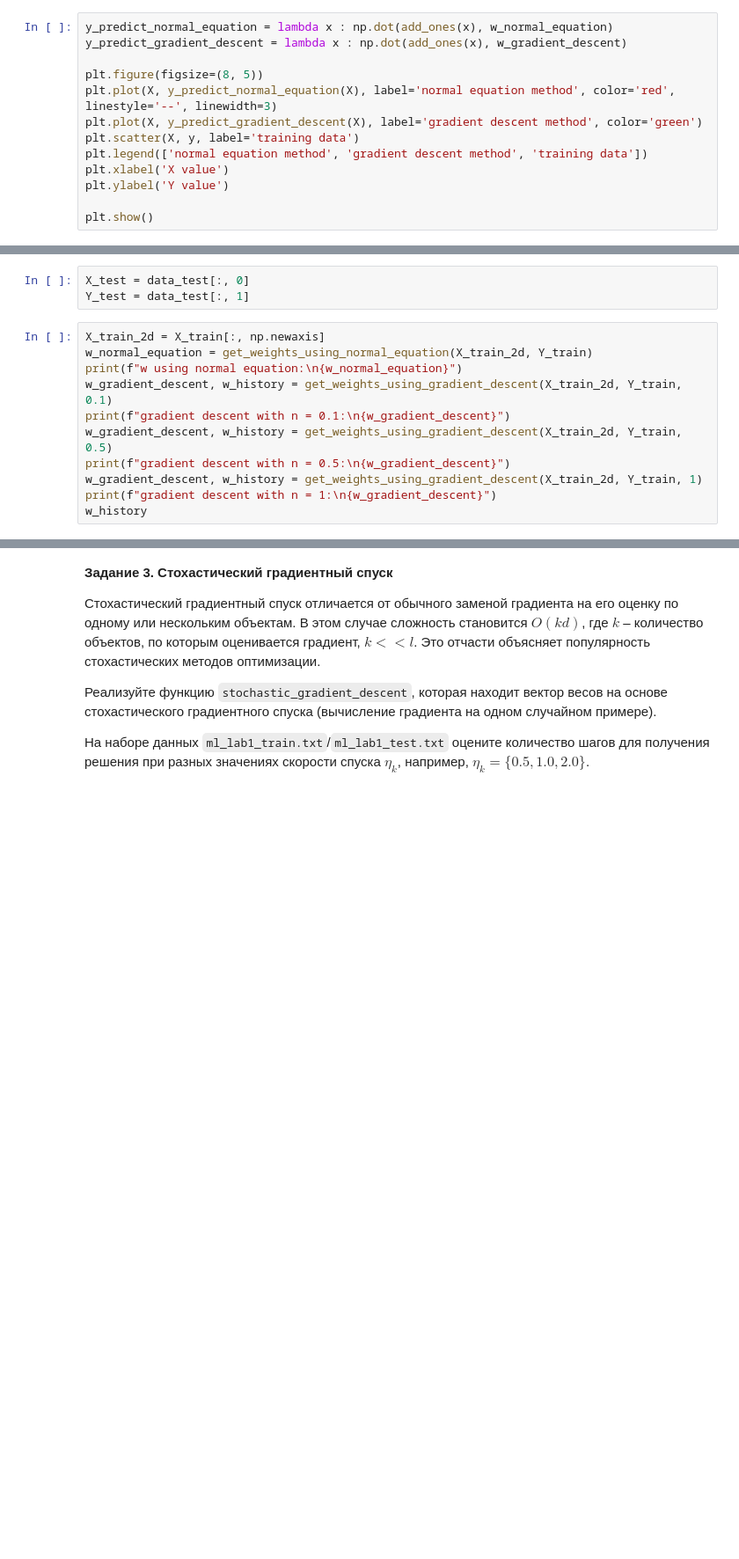
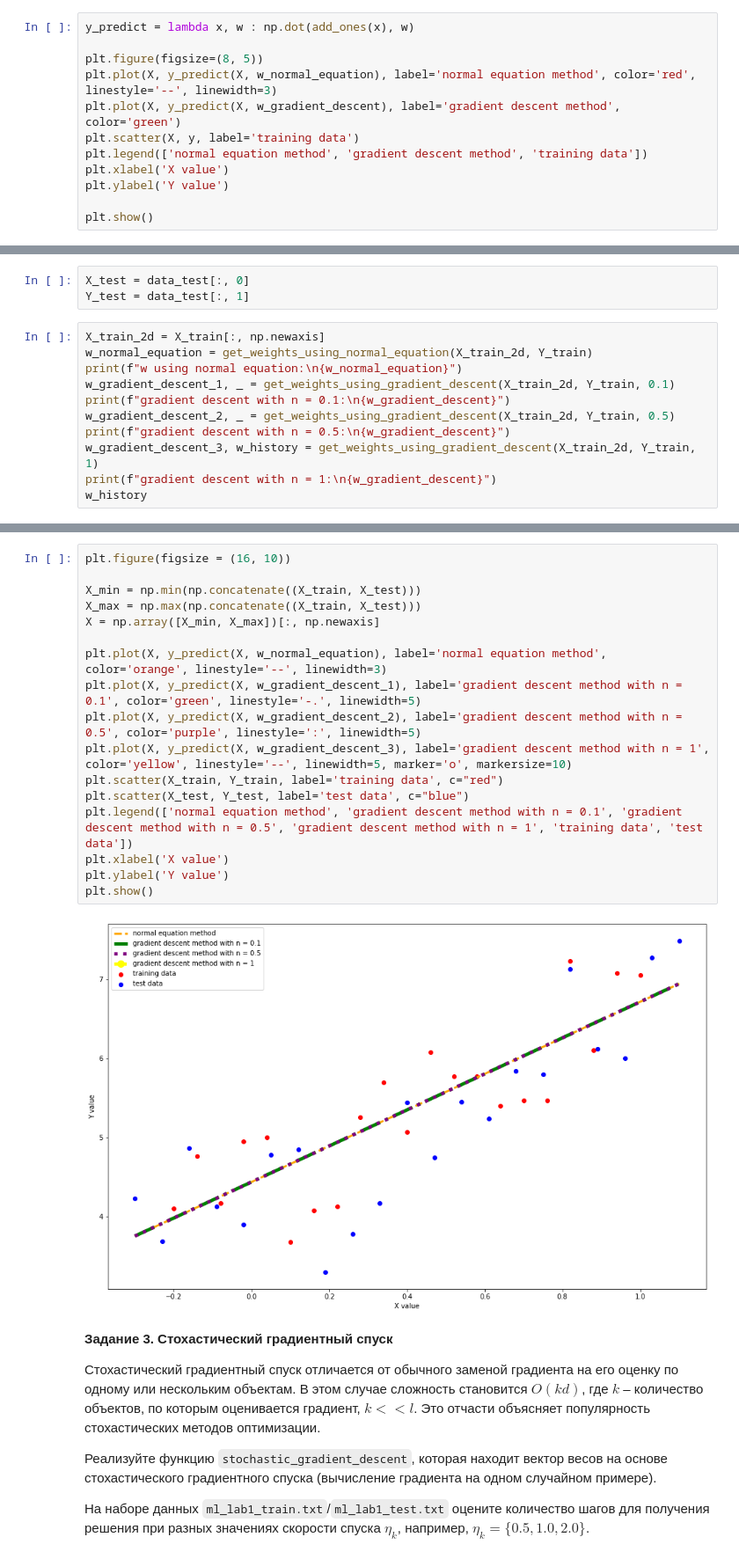
Before and after one commit to Strafred/vyatkaretto, a Jupyter notebook: машинное обучение/задание 2/ml_lab2.ipynb, the cells around one changed output, grey strips where cells are left out. Shown: that part at 88% size. Cells and saved outputs as stored; diff of their text form; blank space fills up the shorter version.

Commit message:
add default gradient descent method visualisation with different step sizes

```diff
--- a/машинное обучение/задание 2/ml_lab2.ipynb
+++ b/машинное обучение/задание 2/ml_lab2.ipynb
@@ -116,10 +116,9 @@ array([[ 0.13973901,  0.1875543 ],
 # %%
-y_predict_normal_equation = lambda x : np.dot(add_ones(x), w_normal_equation)
-y_predict_gradient_descent = lambda x : np.dot(add_ones(x), w_gradient_descent)
+y_predict = lambda x, w : np.dot(add_ones(x), w)
 
 plt.figure(figsize=(8, 5))
-plt.plot(X, y_predict_normal_equation(X), label='normal equation method', color='red', linestyle='--', linewidth=3)
-plt.plot(X, y_predict_gradient_descent(X), label='gradient descent method', color='green')
+plt.plot(X, y_predict(X, w_normal_equation), label='normal equation method', color='red', linestyle='--', linewidth=3)
+plt.plot(X, y_predict(X, w_gradient_descent), label='gradient descent method', color='green')
 plt.scatter(X, y, label='training data')
 plt.legend(['normal equation method', 'gradient descent method', 'training data'])
 plt.xlabel('X value')
@@ -186,11 +185,11 @@ Y_test = data_test[:, 1]
 X_train_2d = X_train[:, np.newaxis]
 w_normal_equation = get_weights_using_normal_equation(X_train_2d, Y_train)
 print(f"w using normal equation:\n{w_normal_equation}")
-w_gradient_descent, w_history = get_weights_using_gradient_descent(X_train_2d, Y_train, 0.1)
+w_gradient_descent_1, _ = get_weights_using_gradient_descent(X_train_2d, Y_train, 0.1)
 print(f"gradient descent with n = 0.1:\n{w_gradient_descent}")
-w_gradient_descent, w_history = get_weights_using_gradient_descent(X_train_2d, Y_train, 0.5)
+w_gradient_descent_2, _ = get_weights_using_gradient_descent(X_train_2d, Y_train, 0.5)
 print(f"gradient descent with n = 0.5:\n{w_gradient_descent}")
-w_gradient_descent, w_history = get_weights_using_gradient_descent(X_train_2d, Y_train, 1)
+w_gradient_descent_3, w_history = get_weights_using_gradient_descent(X_train_2d, Y_train, 1)
 print(f"gradient descent with n = 1:\n{w_gradient_descent}")
 w_history
 # %% [output]
@@ -209,6 +208,25 @@ array([[ 0.62632973,  0.71734443],
        [        nan,         nan],
        [        nan,         nan],
        [        nan,         nan]])
+# %%
+plt.figure(figsize = (16, 10))
+
+X_min = np.min(np.concatenate((X_train, X_test)))
+X_max = np.max(np.concatenate((X_train, X_test)))
+X = np.array([X_min, X_max])[:, np.newaxis]
+
+plt.plot(X, y_predict(X, w_normal_equation), label='normal equation method', color='orange', linestyle='--', linewidth=3)
+plt.plot(X, y_predict(X, w_gradient_descent_1), label='gradient descent method with n = 0.1', color='green', linestyle='-.', linewidth=5)
+plt.plot(X, y_predict(X, w_gradient_descent_2), label='gradient descent method with n = 0.5', color='purple', linestyle=':', linewidth=5)
+plt.plot(X, y_predict(X, w_gradient_descent_3), label='gradient descent method with n = 1', color='yellow', linestyle='--', linewidth=5, marker='o', markersize=10)
+plt.scatter(X_train, Y_train, label='training data', c="red")
+plt.scatter(X_test, Y_test, label='test data', c="blue")
+plt.legend(['normal equation method', 'gradient descent method with n = 0.1', 'gradient descent method with n = 0.5', 'gradient descent method with n = 1', 'training data', 'test data'])
+plt.xlabel('X value')
+plt.ylabel('Y value')
+plt.show()
+# %% [output]
+[figure, added]
 # %% [markdown]
 **Задание 3. Стохастический градиентный спуск**
 
```
Also changed, not shown: parts of 2 cells of this notebook.
